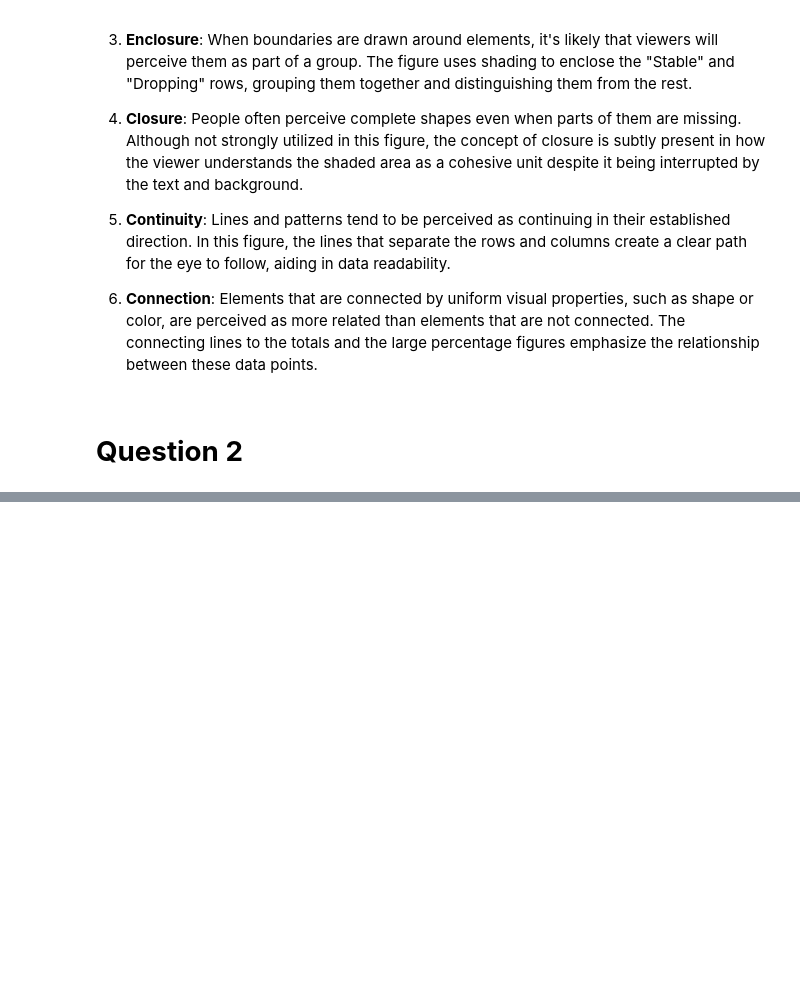
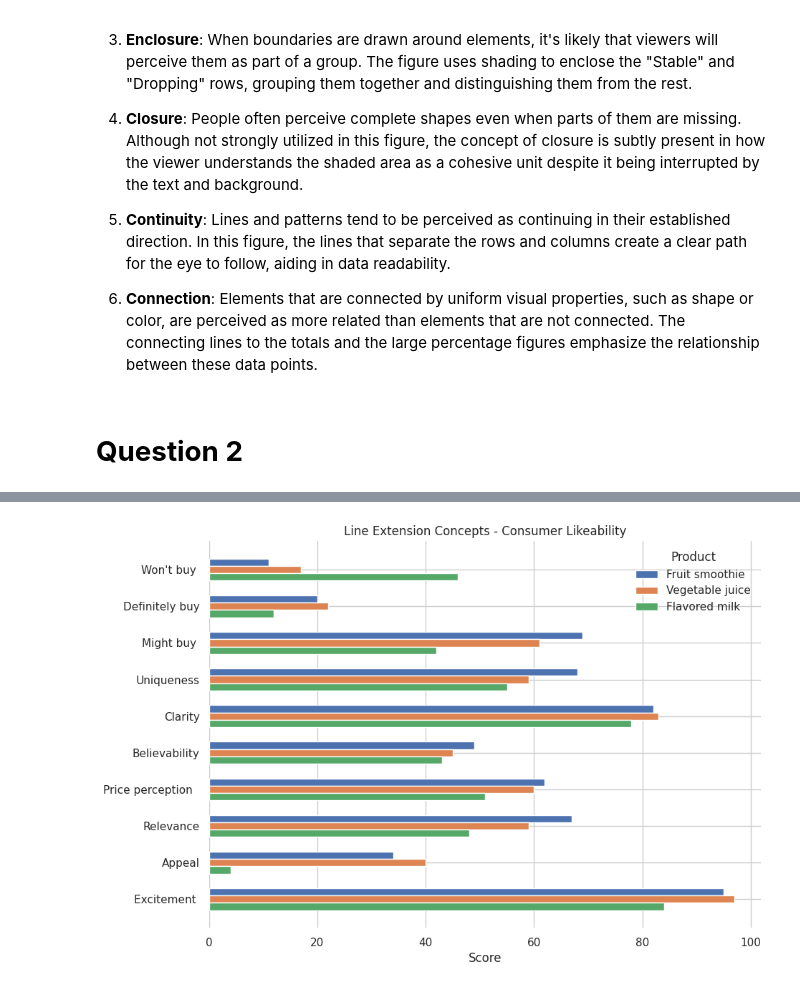
Before and after one commit to peyman886/Data_Visualization, a Jupyter notebook: HW2/Visualization_HW2.ipynb, the cells around one changed output, grey strips where cells are left out. Drawn from its saved outputs; the diff is of its cells as text; code cells hidden in the pictures; blank space fills up the shorter version.

```diff
--- a/HW2/Visualization_HW2.ipynb
+++ b/HW2/Visualization_HW2.ipynb
@@ -16,0 +60,9 @@
+# %%
+import pandas as pd
+
+# Load the data from the provided Excel file to inspect its content
+file_path = 'problem_2.xlsx'
+data = pd.read_excel(file_path)
+
+# Display the the dataframe to understand its structure and contents
+data
@@ -16,0 +81,34 @@
+# %%
+import matplotlib.pyplot as plt
+import seaborn as sns
+
+# Set the style for the seaborn plot
+sns.set(style="whitegrid")
+
+# Create a figure and a set of subplots
+fig, ax = plt.subplots(figsize=(10, 6))
+
+# Plot data
+bar_width = 0.2
+index = pd.np.arange(len(data))
+
+for i, column in enumerate(data.columns[1:]):
+    ax.barh(index + i * bar_width, data[column], bar_width, label=column)
+
+# Add labels and title
+ax.set(yticks=index + bar_width, yticklabels=data['Unnamed: 0'], xlabel='Score', title='Line Extension Concepts - Consumer Likeability')
+ax.invert_yaxis()  # labels read top-to-bottom
+
+# Remove spines
+sns.despine(left=True, bottom=True)
+
+# Adjust the subplots
+plt.subplots_adjust(left=0.18, right=0.95, top=0.95, bottom=0.05)
+
+# Add legend
+ax.legend(title="Product", loc='upper right')
+
+# Show the plot
+plt.show()
+# %% [output]
+[figure, added]
```
Also changed, not shown: parts of 11 cells of this notebook.
